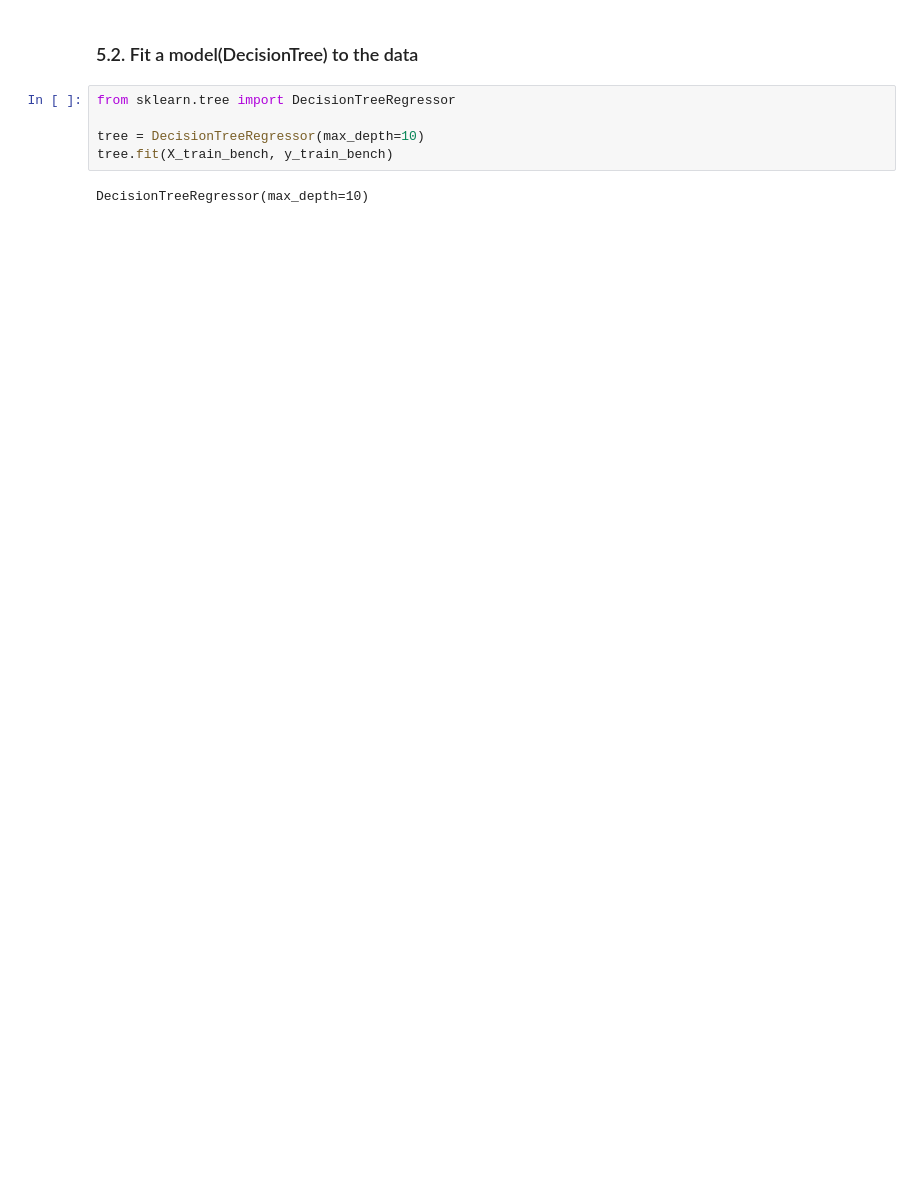
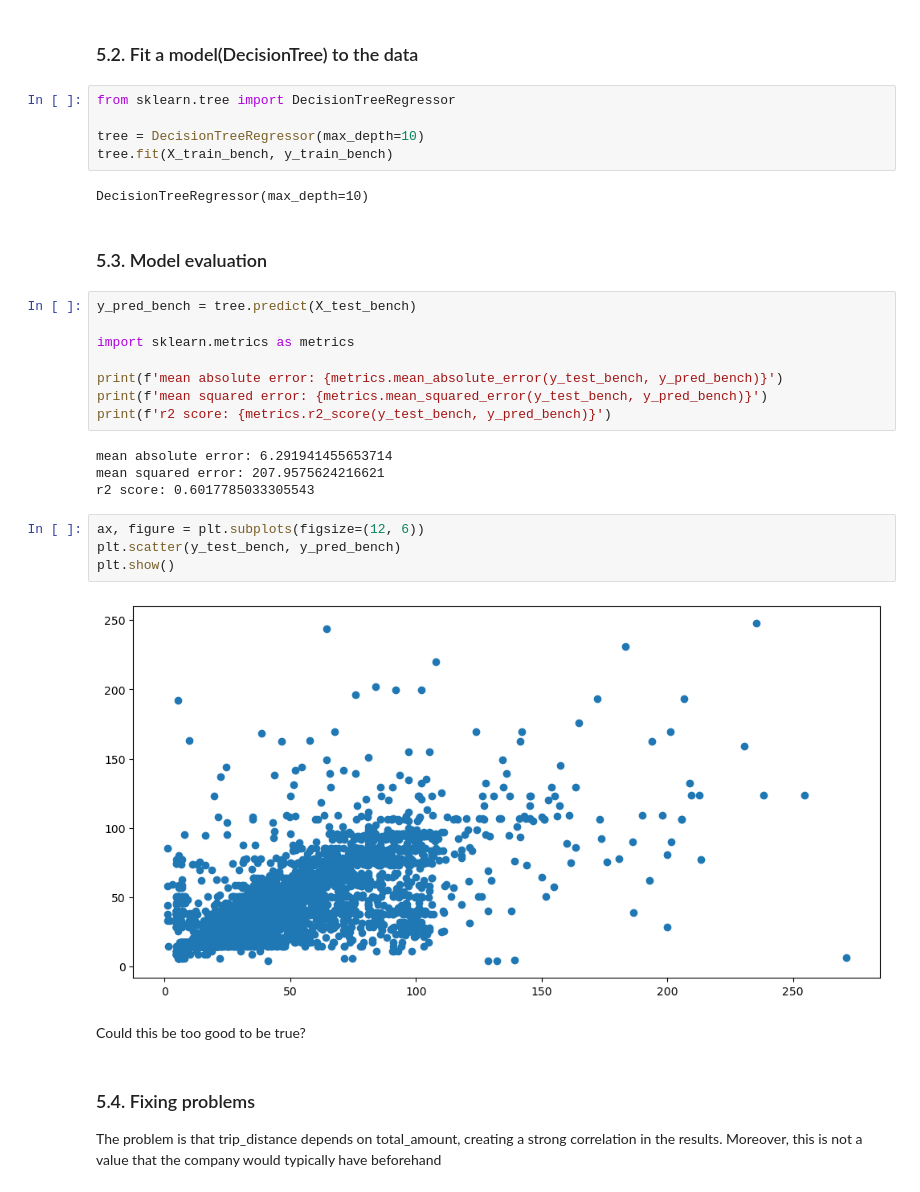
Before and after one commit to danielcamacho9712/Machine-Learning-Project, a Jupyter notebook: NY_yellow-taxis.ipynb, the cells around one changed output. Drawn from its saved outputs; the diff is of its cells as text; blank space fills up the shorter version.

Commit message:
Fixing model issues

```diff
--- a/NY_yellow-taxis.ipynb
+++ b/NY_yellow-taxis.ipynb
@@ -249,3 +235,28 @@ tree = DecisionTreeRegressor(max_depth=10)
 tree.fit(X_train_bench, y_train_bench)
 # %% [output]
 DecisionTreeRegressor(max_depth=10)
+# %% [markdown]
+### 5.3. Model evaluation
+# %%
+y_pred_bench = tree.predict(X_test_bench)
+
+import sklearn.metrics as metrics
+
+print(f'mean absolute error: {metrics.mean_absolute_error(y_test_bench, y_pred_bench)}')
+print(f'mean squared error: {metrics.mean_squared_error(y_test_bench, y_pred_bench)}')
+print(f'r2 score: {metrics.r2_score(y_test_bench, y_pred_bench)}')
+# %% [output]
+mean absolute error: 6.291941455653714
+mean squared error: 207.9575624216621
+r2 score: 0.6017785033305543
+# %%
+ax, figure = plt.subplots(figsize=(12, 6))
+plt.scatter(y_test_bench, y_pred_bench)
+plt.show()
+# %% [output]
+[figure, added]
+# %% [markdown]
+Could this be too good to be true?
+# %% [markdown]
+### 5.4. Fixing problems
+The problem is that trip_distance depends on total_amount, creating a strong correlation in the results. Moreover, this is not a value that the company would typically have beforehand
```
Also changed, not shown: parts of 5 cells of this notebook.
